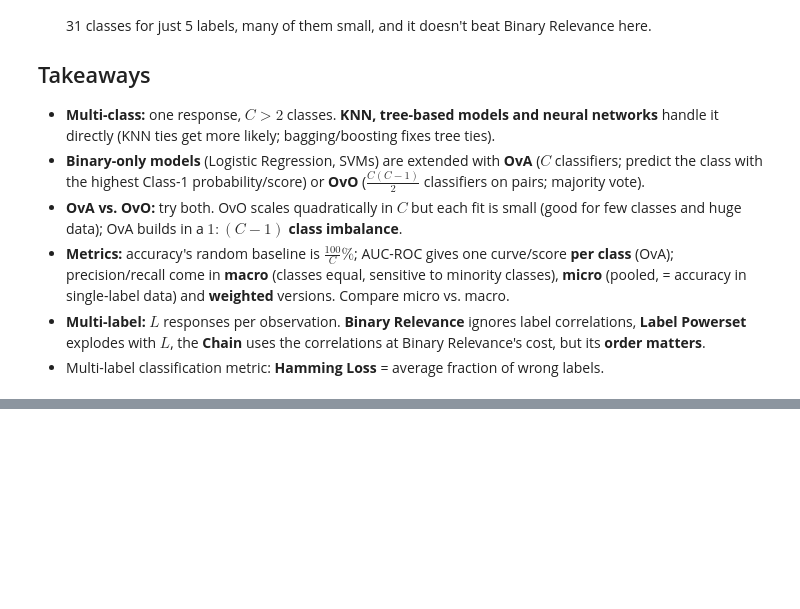
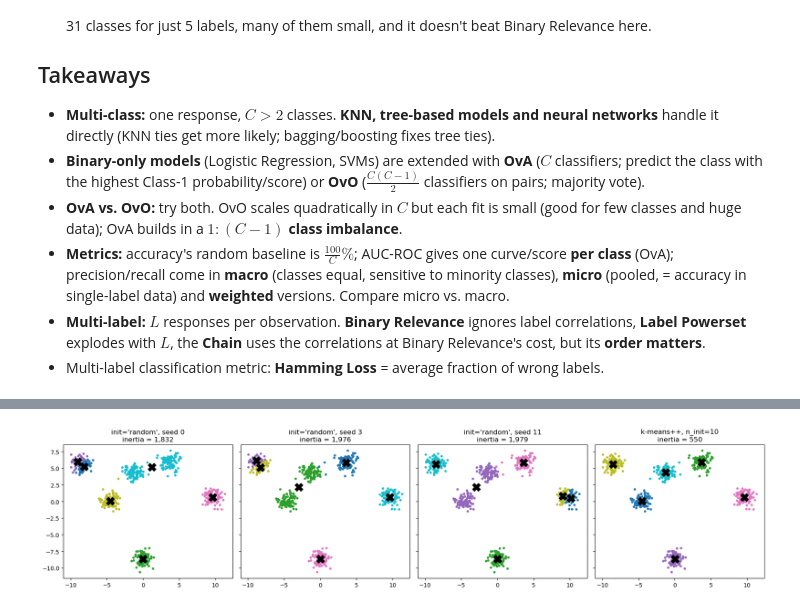
Before and after one commit to AdiRosenstock/STAT-362-Advanced-Machine-Learning, a Jupyter notebook: Notebook.ipynb, the cells around one changed output, grey strips where cells are left out. Drawn from its saved outputs; the diff is of its cells as text; code cells hidden in the pictures; blank space fills up the shorter version.

```diff
--- a/Notebook.ipynb
+++ b/Notebook.ipynb
@@ -1672,0 +1825,19 @@ Label Powerset: 31 classes (out of 2^5 = 32 possible)
+# %%
+from sklearn.datasets import make_blobs
+
+X_bl, _ = make_blobs(n_samples=600, centers=6, cluster_std=0.7, random_state=7)
+
+runs = [("init='random', seed 0", KMeans(6, init="random", n_init=1, random_state=0)),
+        ("init='random', seed 3", KMeans(6, init="random", n_init=1, random_state=3)),
+        ("init='random', seed 11", KMeans(6, init="random", n_init=1, random_state=11)),
+        ("k-means++, n_init=10", KMeans(6, init="k-means++", n_init=10, random_state=0))]
+
+fig, ax = plt.subplots(1, 4, figsize=(18, 4.2), sharey=True)
+for a_, (name, km) in zip(ax, runs):
+    km.fit(X_bl)
+    a_.scatter(*X_bl.T, c=km.labels_, cmap="tab10", s=10)
+    a_.scatter(*km.cluster_centers_.T, marker="X", s=200, c="k")
+    a_.set_title(f"{name}\ninertia = {km.inertia_:,.0f}")
+plt.tight_layout(); plt.show()
+# %% [output]
+[figure, added]
```
Also changed, not shown: parts of 15 cells of this notebook, 1 other file.
